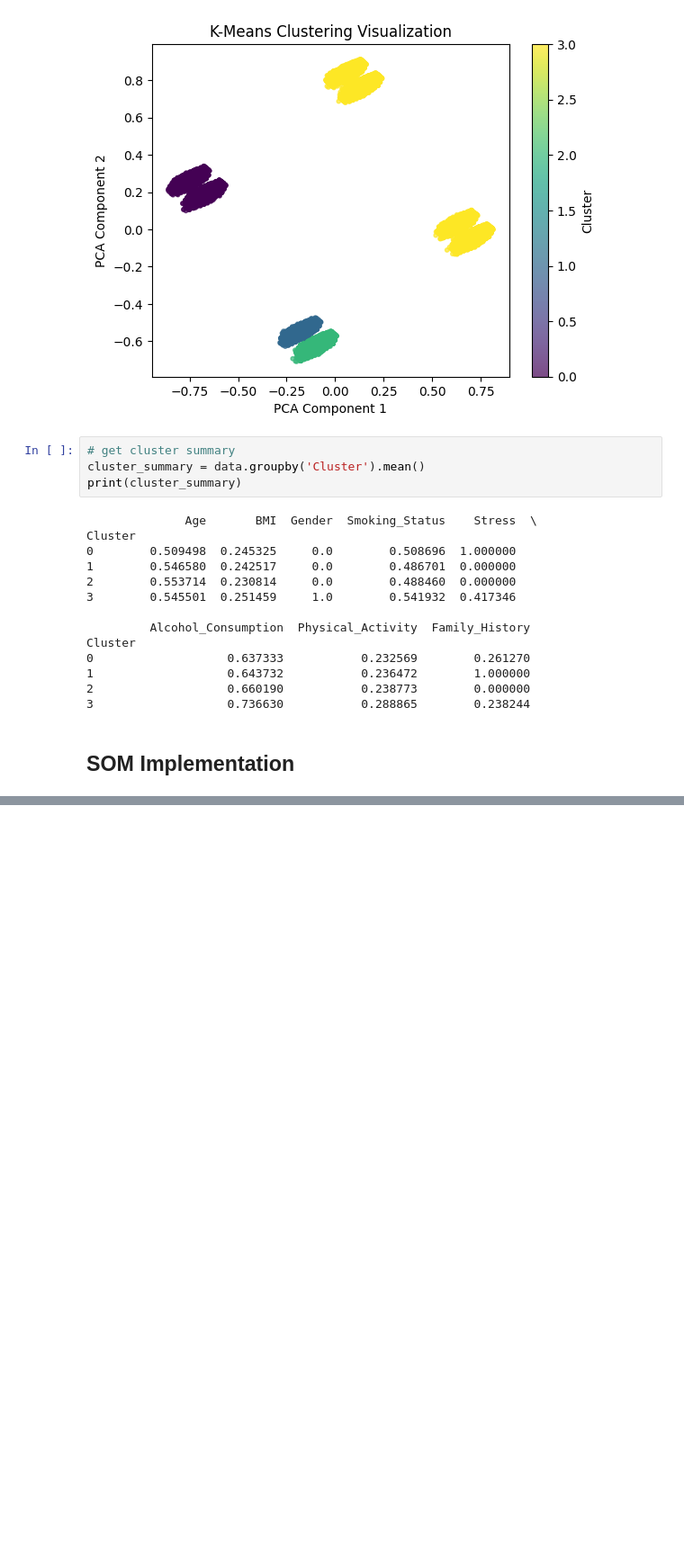
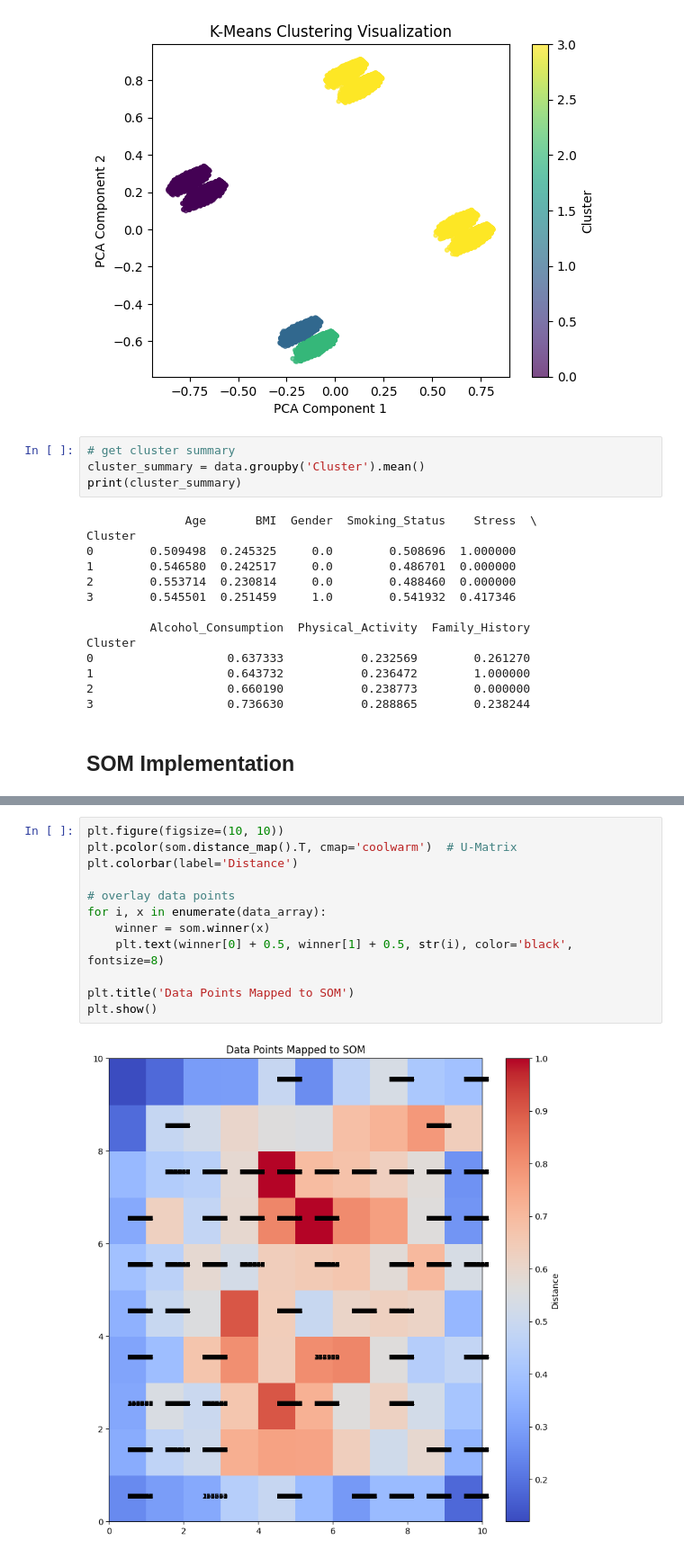
Before and after one commit to khimaniasma/SLE_PRS_Project, a Jupyter notebook: SOM_code.ipynb, the cells around one changed output, grey strips where cells are left out. Shown at 90% size. Drawn from its saved outputs; the diff is of its cells as text; blank space fills up the shorter version.

```diff
--- a/SOM_code.ipynb
+++ b/SOM_code.ipynb
@@ -292,0 +343,14 @@ Cluster
+# %%
+plt.figure(figsize=(10, 10))
+plt.pcolor(som.distance_map().T, cmap='coolwarm')  # U-Matrix
+plt.colorbar(label='Distance')
+
+# overlay data points
+for i, x in enumerate(data_array):
+    winner = som.winner(x)
+    plt.text(winner[0] + 0.5, winner[1] + 0.5, str(i), color='black', fontsize=8)
+
+plt.title('Data Points Mapped to SOM')
+plt.show()
+# %% [output]
+[figure, added]
```
Also changed, not shown: parts of 6 cells of this notebook.
